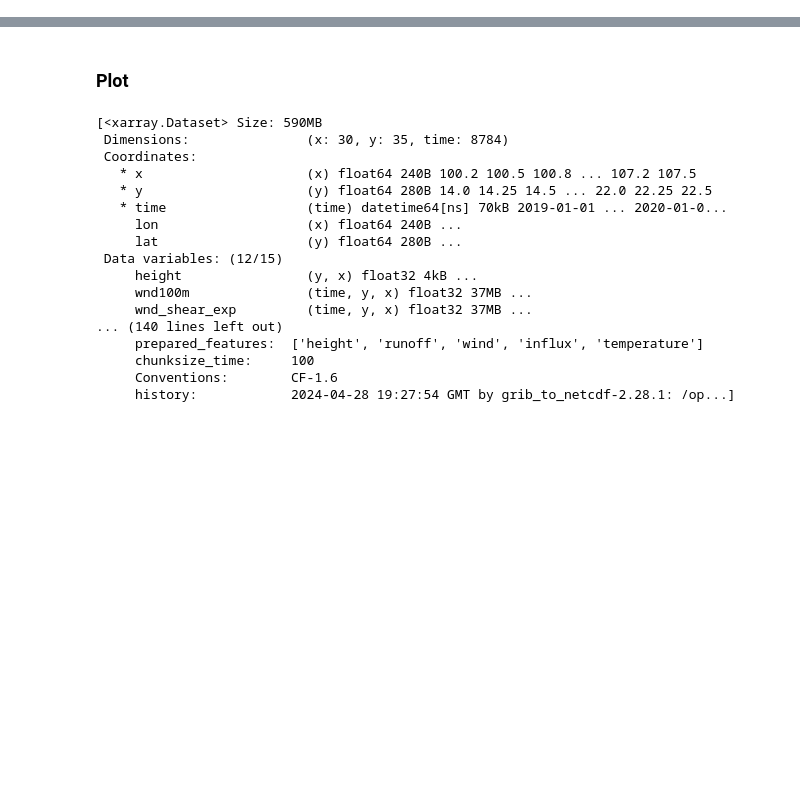
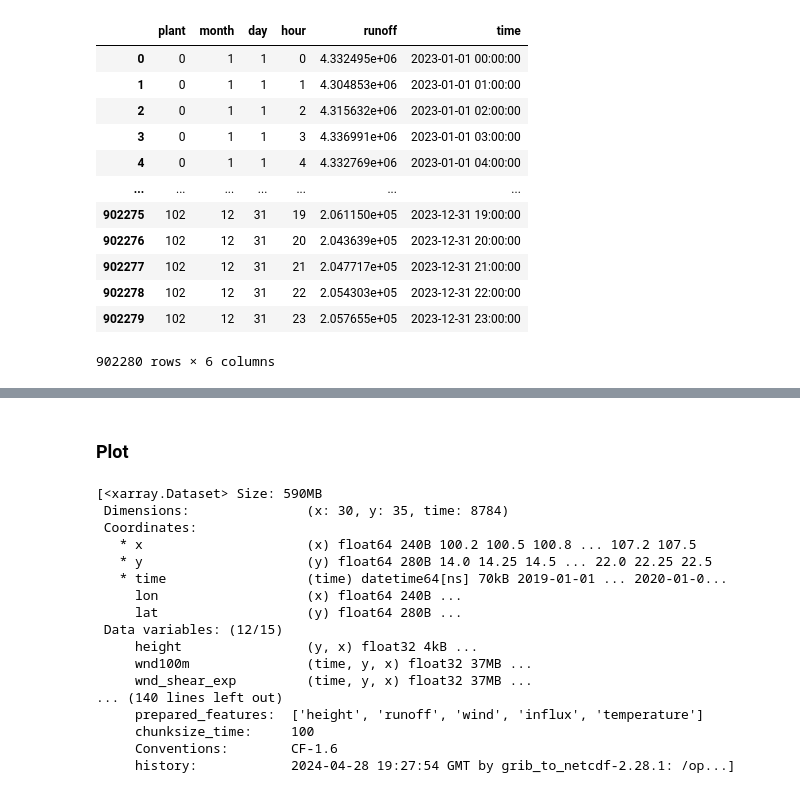
Before and after one commit to lukasschirren/GeoH2-Laos, a Jupyter notebook: capacity_factor_avg.ipynb, the cells around one changed output, grey strips where cells are left out. Saved outputs shown, nothing was run; the diff lists cells and outputs as text; code cells hidden in the pictures; blank space fills up the shorter version.

Commit message:
Calculated ATLITE average over 5 years

```diff
--- a/capacity_factor_avg.ipynb
+++ b/capacity_factor_avg.ipynb
@@ -22,0 +18,17 @@ cutout_files
+# %%
+cutout_files = [f"Cutouts_atlite/Laos{i}Y.nc" for i in range(1, 6)]
+
+# Calculate runoff for each year and store in a list
+runoff_list = []
+for file in cutout_files:
+    cutout = atlite.Cutout(file)
+    runoff = cutout.hydro(
+        plants=location_hydro,
+        hydrobasins=laos_hydrobasins,
+        per_unit=True  # Normalize output per unit area
+    )
+    if "2" in file:  # Adjust this condition based on your file naming convention
+            runoff = delete_specific_day(runoff, year=2020, month=2, day=29)
+    runoff = runoff.isel(time=slice(0, 8760))
+
+    runoff_list.append(runoff)
@@ -22,0 +43,5 @@ cutout_files
+# %%
+# Step 1: Extract month, day, and hour from the 'time' column
+hourly_runoff_df["month"] = hourly_runoff_df["time"].dt.month
+hourly_runoff_df["day"] = hourly_runoff_df["time"].dt.day
+hourly_runoff_df["hour"] = hourly_runoff_df["time"].dt.hour
@@ -22,0 +64,9 @@ cutout_files
+# %%
+# Step 2: Group by plant, month, day, and hour to calculate the average
+averaged_runoff_grouped = (
+    hourly_runoff_df.groupby(["plant", "month", "day", "hour"])["runoff"]
+    .mean()
+    .reset_index()
+)
+
+averaged_runoff_grouped
@@ -22,0 +87,22 @@ cutout_files
+# %%
+averaged_runoff_grouped["time"] = pd.to_datetime(
+    "2023-" + averaged_runoff_grouped["month"].astype(str) + "-" +
+    averaged_runoff_grouped["day"].astype(str) + " " +
+    averaged_runoff_grouped["hour"].astype(str) + ":00:00",
+    errors="coerce"
+)
+averaged_runoff_grouped
+# %% [output]
+|  | plant | month | day | hour | runoff | time |
+| 0 | 0 | 1 | 1 | 0 | 4.332495e+06 | 2023-01-01 00:00:00 |
+| 1 | 0 | 1 | 1 | 1 | 4.304853e+06 | 2023-01-01 01:00:00 |
+| 2 | 0 | 1 | 1 | 2 | 4.315632e+06 | 2023-01-01 02:00:00 |
+| 3 | 0 | 1 | 1 | 3 | 4.336991e+06 | 2023-01-01 03:00:00 |
+| 4 | 0 | 1 | 1 | 4 | 4.332769e+06 | 2023-01-01 04:00:00 |
+| ... | ... | ... | ... | ... | ... | ... |
+| 902275 | 102 | 12 | 31 | 19 | 2.061150e+05 | 2023-12-31 19:00:00 |
+| 902276 | 102 | 12 | 31 | 20 | 2.043639e+05 | 2023-12-31 20:00:00 |
+| 902277 | 102 | 12 | 31 | 21 | 2.047717e+05 | 2023-12-31 21:00:00 |
+| 902278 | 102 | 12 | 31 | 22 | 2.054303e+05 | 2023-12-31 22:00:00 |
+| 902279 | 102 | 12 | 31 | 23 | 2.057655e+05 | 2023-12-31 23:00:00 |
+902280 rows × 6 columns
```
Also changed, not shown: parts of 26 cells of this notebook, 1 other file.
